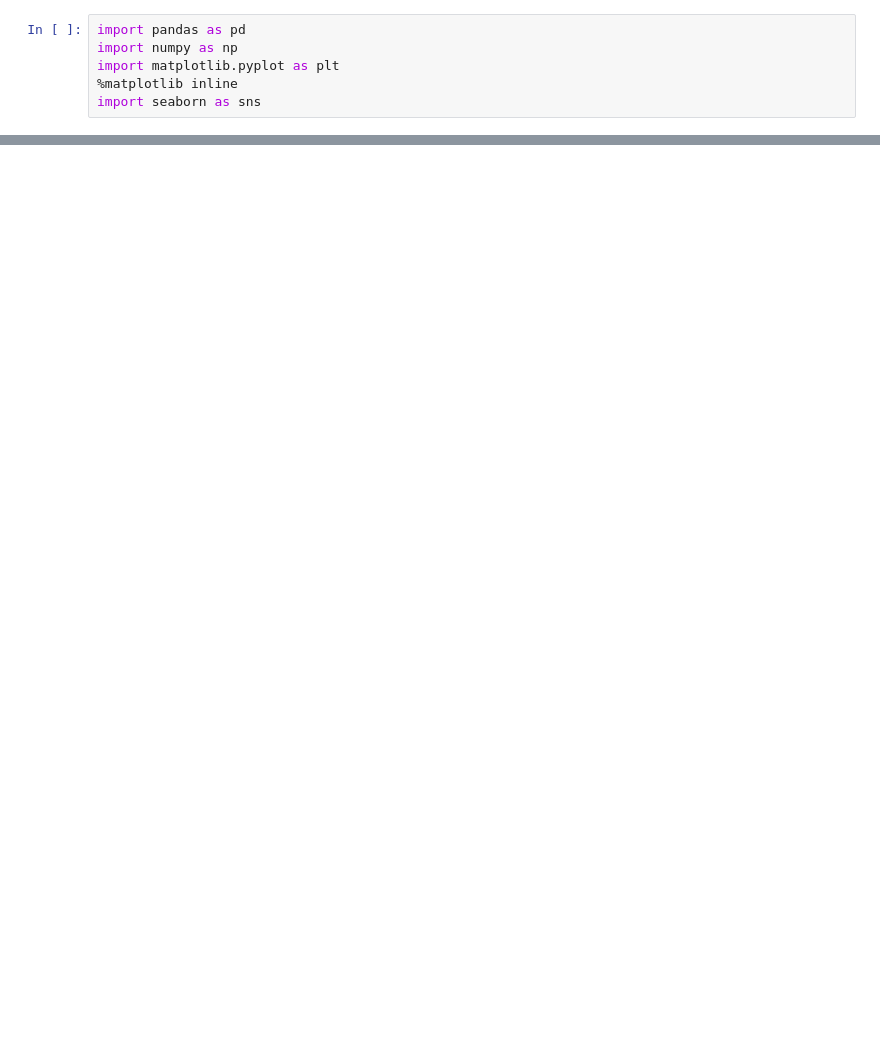
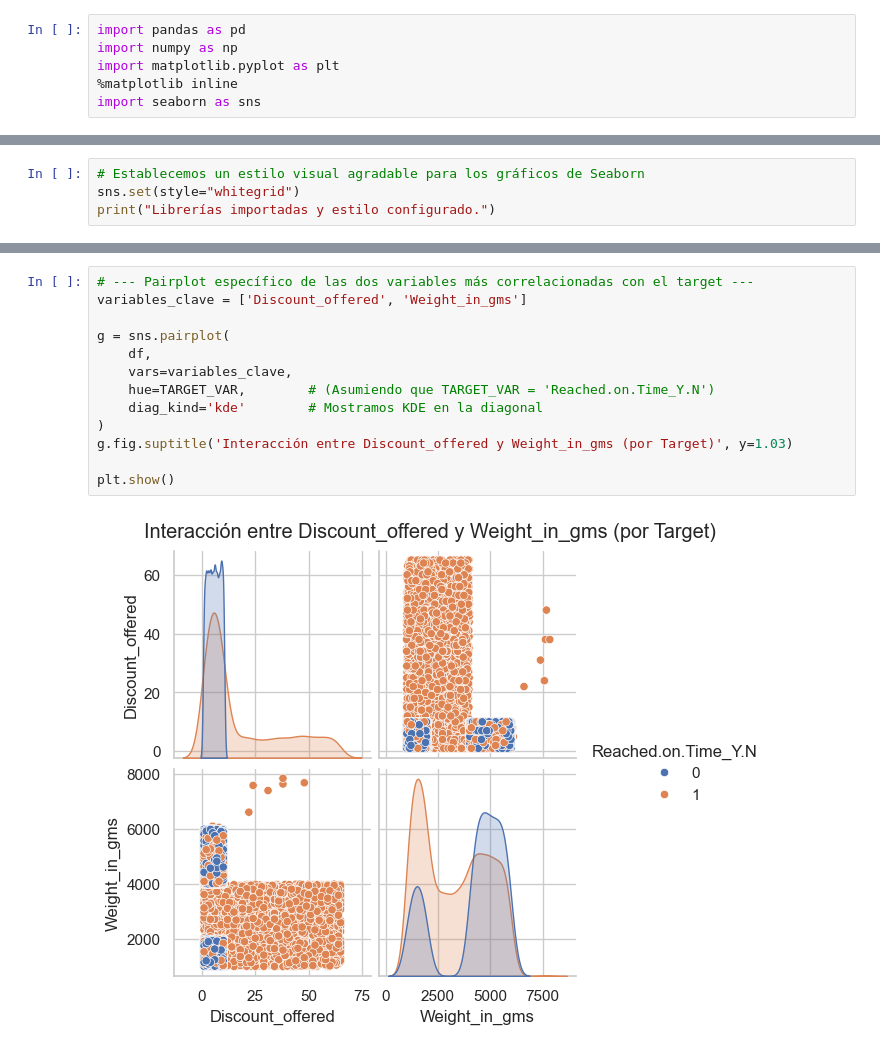
Before and after one commit to plijtmaer/fundamentos-aprendizaje-automatico, a Jupyter notebook: Notebooks/2- EDA.ipynb, the cells around one changed output, grey strips where cells are left out. Drawn from its saved outputs; the diff is of its cells as text; blank space fills up the shorter version.

```diff
--- a/Notebooks/2- EDA.ipynb
+++ b/Notebooks/2- EDA.ipynb
@@ -69,0 +7,4 @@ sns.heatmap(corr, annot=True, cmap='magma');
+# %%
+# Establecemos un estilo visual agradable para los gráficos de Seaborn
+sns.set(style="whitegrid")
+print("Librerías importadas y estilo configurado.")
@@ -69,0 +348,15 @@ sns.heatmap(corr, annot=True, cmap='magma');
+# %%
+# --- Pairplot específico de las dos variables más correlacionadas con el target ---
+variables_clave = ['Discount_offered', 'Weight_in_gms']
+
+g = sns.pairplot(
+    df,
+    vars=variables_clave,
+    hue=TARGET_VAR,        # (Asumiendo que TARGET_VAR = 'Reached.on.Time_Y.N')
+    diag_kind='kde'        # Mostramos KDE en la diagonal
+)
+g.fig.suptitle('Interacción entre Discount_offered y Weight_in_gms (por Target)', y=1.03)
+
+plt.show()
+# %% [output]
+[figure, added]
```
Also changed, not shown: parts of 19 cells of this notebook, 2 other files.
